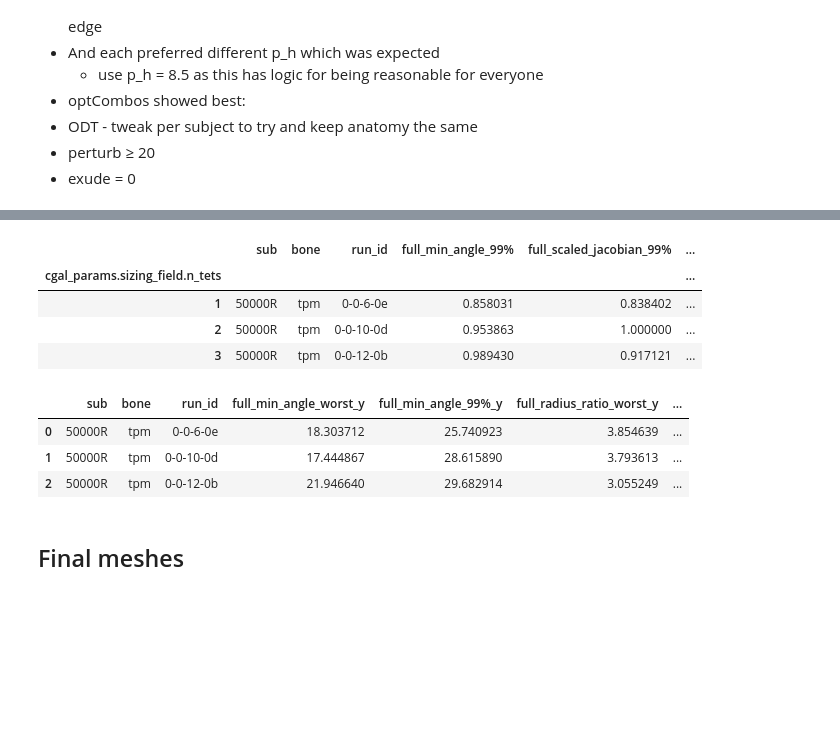
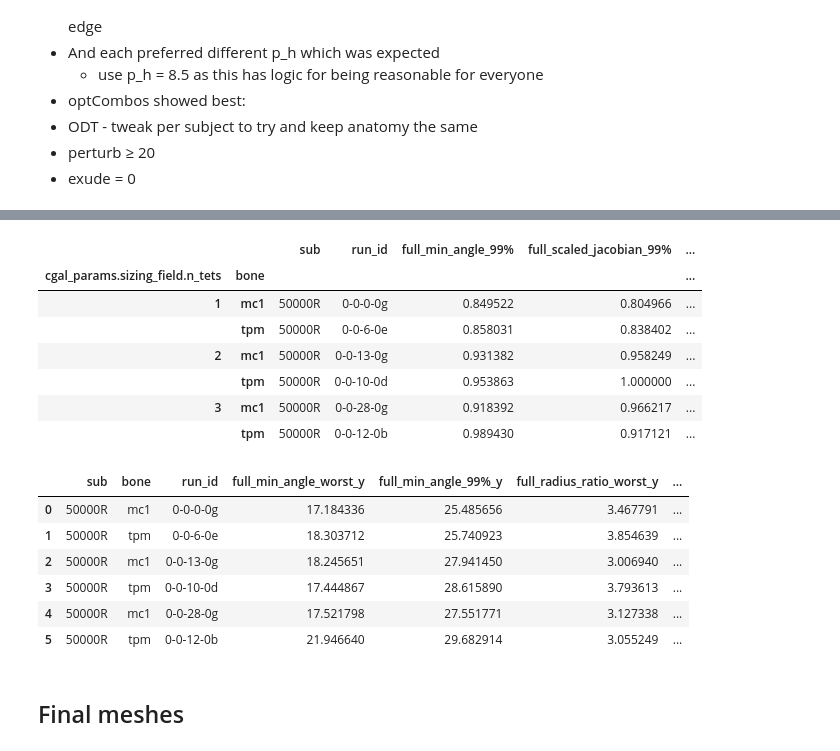
Before and after one commit to MattyOram/phd, a Jupyter notebook: WorkPackages/TMCJ-Contact/Computational/notebooks/MeshPipeline/ParamOptimisation/meshIndependance/study1.ipynb, the cells around one changed output, grey strips where cells are left out. Drawn from its saved outputs; the diff is of its cells as text; code cells hidden in the pictures; blank space fills up the shorter version.

Commit message:
found tpm and mc1 opt params for meshInd study

```diff
--- a/WorkPackages/TMCJ-Contact/Computational/notebooks/MeshPipeline/ParamOptimisation/meshIndependance/study1.ipynb
+++ b/WorkPackages/TMCJ-Contact/Computational/notebooks/MeshPipeline/ParamOptimisation/meshIndependance/study1.ipynb
@@ -125,8 +125,9 @@ df = (
     .merge(cart_df, on=['sub', 'bone', 'run_id'], how='inner')
     .merge(qual, on=['sub', 'bone', 'run_id'], how='inner')
 )
+df = df[(df['bone_remesh2d_di_max']<0.1) & (df['cart_remesh2d_di_max']<0.1)] # remove any where odt chipped tets
 
-df = df[df['bone']==bone]
+#df = df[df['bone']==bone]
 
 print(len(df))
 # %% [output]
@@ -296,16 +297,22 @@ df_grouped_rank.head(10)
 # %%
-best_per_tet = df_score_param.groupby('cgal_params.sizing_field.n_tets').first()
+best_per_tet = df_score_param.groupby(['cgal_params.sizing_field.n_tets', 'bone']).first()
 best_per_tet
 # %% [output]
-|  | sub | bone | run_id | full_min_angle_99% | full_scaled_jacobian_99% | ... |
-| cgal_params.sizing_field.n_tets |  |  |  |  |  | ... |
-| 1 | 50000R | tpm | 0-0-6-0e | 0.858031 | 0.838402 | ... |
-| 2 | 50000R | tpm | 0-0-10-0d | 0.953863 | 1.000000 | ... |
-| 3 | 50000R | tpm | 0-0-12-0b | 0.989430 | 0.917121 | ... |
+|  |  | sub | run_id | full_min_angle_99% | full_scaled_jacobian_99% | ... |
+| cgal_params.sizing_field.n_tets | bone |  |  |  |  | ... |
+| 1 | mc1 | 50000R | 0-0-0-0g | 0.849522 | 0.804966 | ... |
+|  | tpm | 50000R | 0-0-6-0e | 0.858031 | 0.838402 | ... |
+| 2 | mc1 | 50000R | 0-0-13-0g | 0.931382 | 0.958249 | ... |
+|  | tpm | 50000R | 0-0-10-0d | 0.953863 | 1.000000 | ... |
+| 3 | mc1 | 50000R | 0-0-28-0g | 0.918392 | 0.966217 | ... |
+|  | tpm | 50000R | 0-0-12-0b | 0.989430 | 0.917121 | ... |
 # %%
 best_per_tet.merge(df_score_qual[(df_score_qual['sub']==sub)])[['sub', 'bone', 'run_id']+[x for x in df_score_qual.columns if '_y' in x]]
 # %% [output]
 |  | sub | bone | run_id | full_min_angle_worst_y | full_min_angle_99%_y | full_radius_ratio_worst_y | ... |
-| 0 | 50000R | tpm | 0-0-6-0e | 18.303712 | 25.740923 | 3.854639 | ... |
-| 1 | 50000R | tpm | 0-0-10-0d | 17.444867 | 28.615890 | 3.793613 | ... |
-| 2 | 50000R | tpm | 0-0-12-0b | 21.946640 | 29.682914 | 3.055249 | ... |
+| 0 | 50000R | mc1 | 0-0-0-0g | 17.184336 | 25.485656 | 3.467791 | ... |
+| 1 | 50000R | tpm | 0-0-6-0e | 18.303712 | 25.740923 | 3.854639 | ... |
+| 2 | 50000R | mc1 | 0-0-13-0g | 18.245651 | 27.941450 | 3.006940 | ... |
+| 3 | 50000R | tpm | 0-0-10-0d | 17.444867 | 28.615890 | 3.793613 | ... |
+| 4 | 50000R | mc1 | 0-0-28-0g | 17.521798 | 27.551771 | 3.127338 | ... |
+| 5 | 50000R | tpm | 0-0-12-0b | 21.946640 | 29.682914 | 3.055249 | ... |
```
Also changed, not shown: parts of 9 cells of this notebook, 3 other files.
